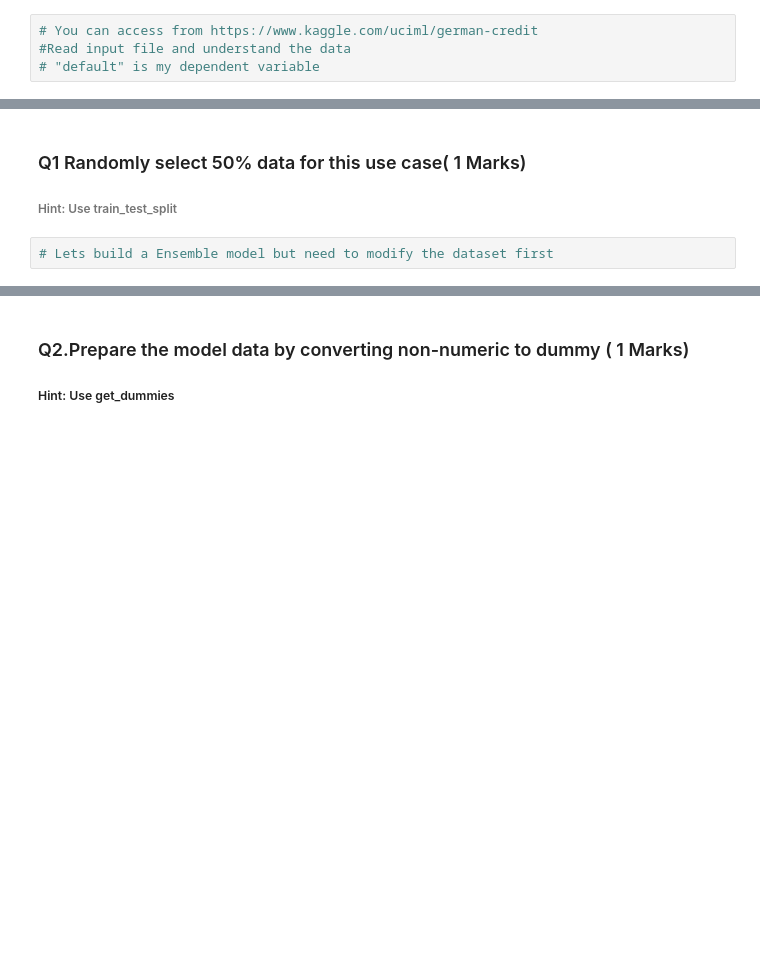
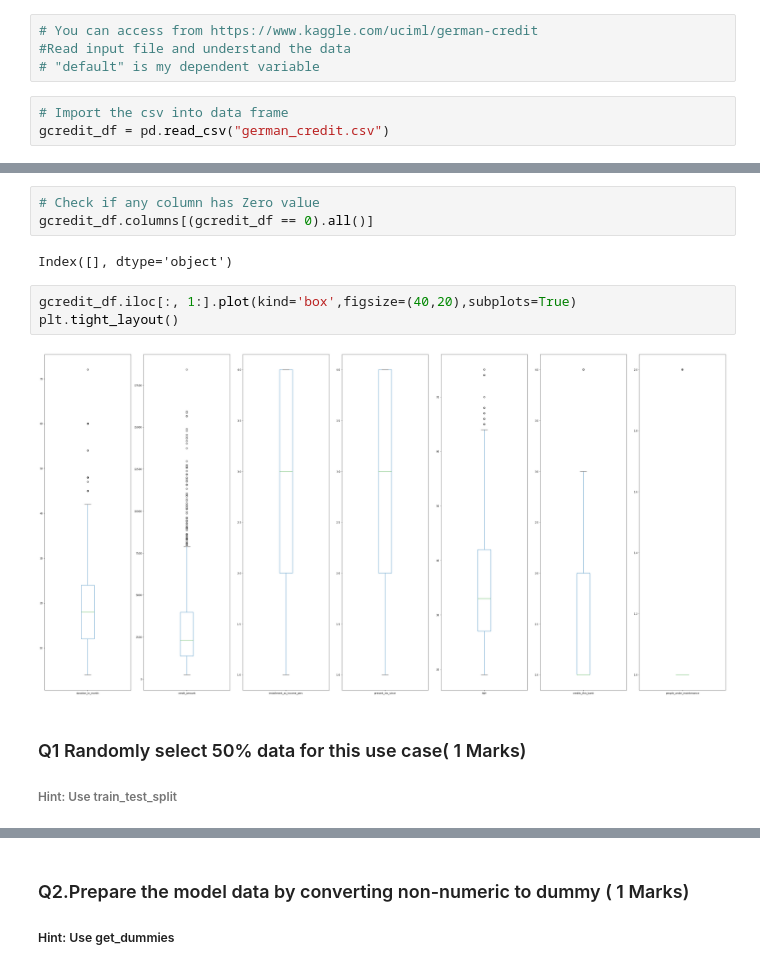
Before and after one commit to GreatLearningAIML1/bangalore-november-2018-batch-dsmithun, a Jupyter notebook: R4_External_Lab_Validation_Accuracy.ipynb, the cells around one changed output, grey strips where cells are left out. Drawn from its saved outputs; the diff is of its cells as text; blank space fills up the shorter version.

```diff
--- a/R4_External_Lab_Validation_Accuracy.ipynb
+++ b/R4_External_Lab_Validation_Accuracy.ipynb
@@ -13,3 +13,6 @@ warnings.filterwarnings('ignore')
 # You can access from https://www.kaggle.com/uciml/german-credit
 #Read input file and understand the data
 # "default" is my dependent variable
+# %%
+# Import the csv into data frame
+gcredit_df = pd.read_csv("german_credit.csv")
@@ -16,5 +94,13 @@ warnings.filterwarnings('ignore')
+# %%
+# Check if any column has Zero value
+gcredit_df.columns[(gcredit_df == 0).all()]
+# %% [output]
+Index([], dtype='object')
+# %%
+gcredit_df.iloc[:, 1:].plot(kind='box',figsize=(40,20),subplots=True)
+plt.tight_layout()
+# %% [output]
+[figure, added]
 # %% [markdown]
 ### Q1 Randomly select 50% data for this use case( 1 Marks)
 ###### Hint: Use train_test_split
-# %%
-# Lets build a Ensemble model but need to modify the dataset first
```
Also changed, not shown: parts of 30 cells of this notebook.
